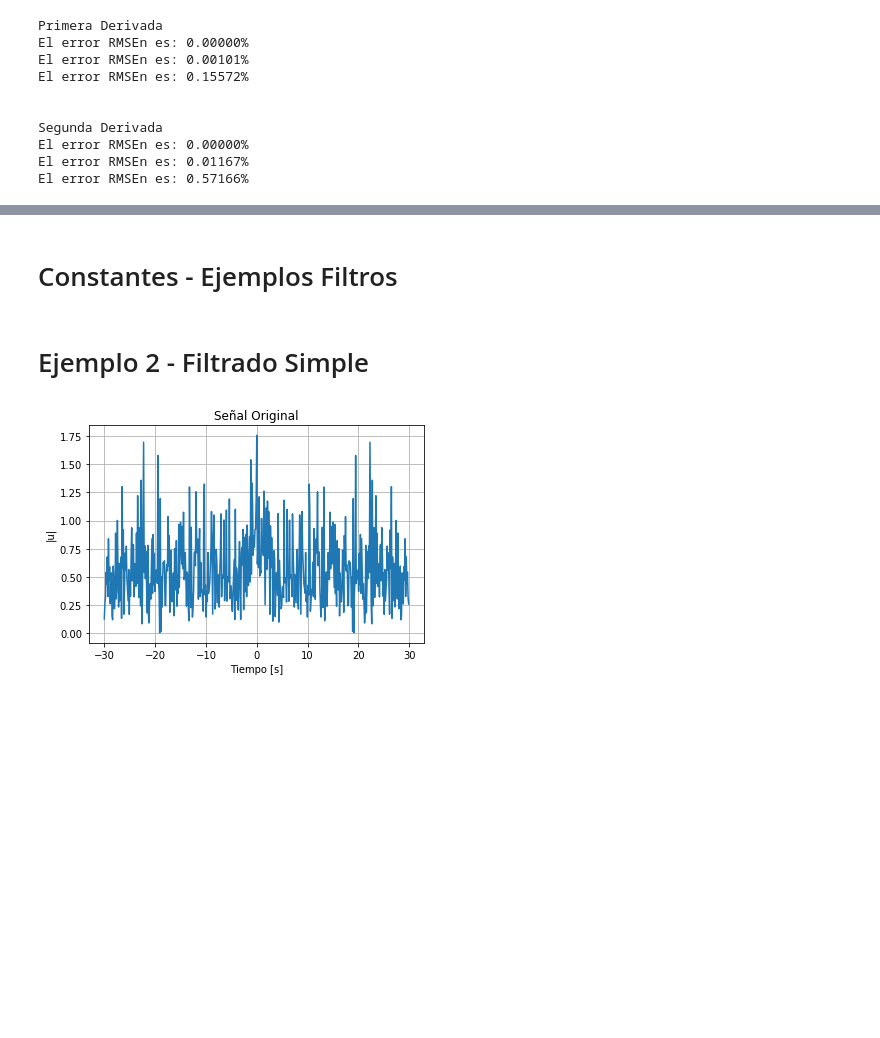
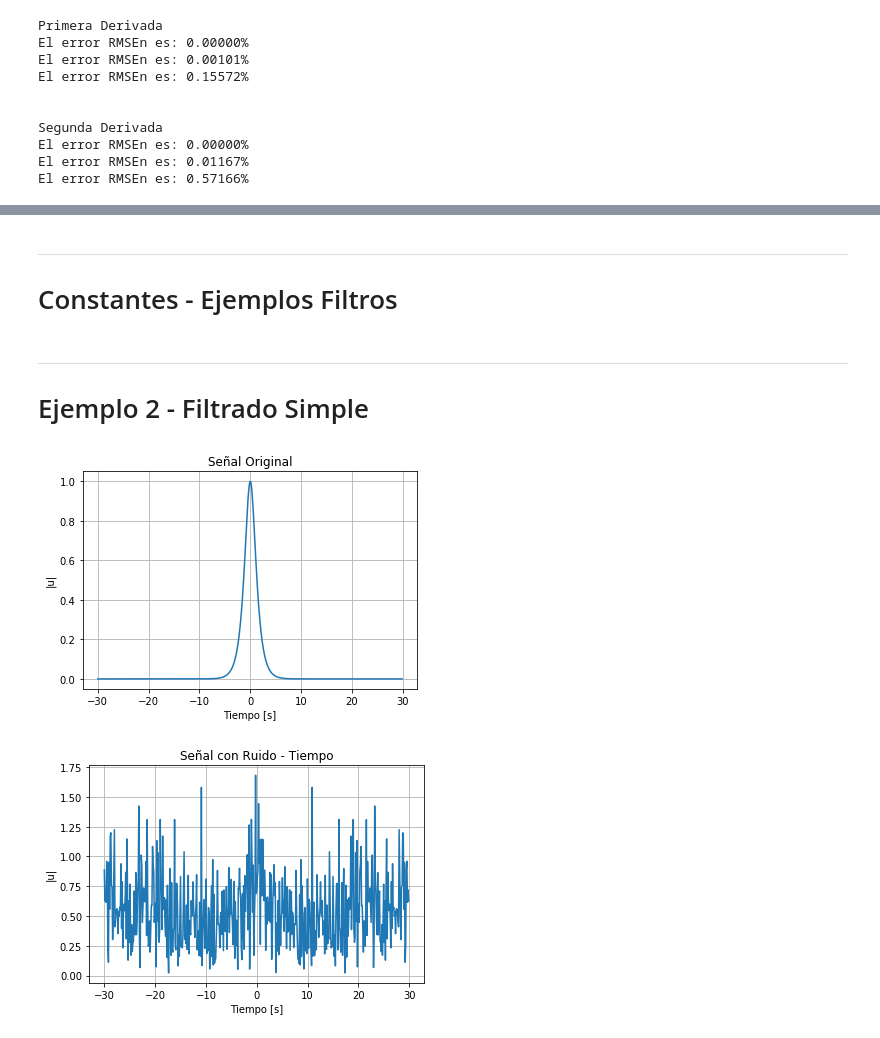
Before and after one commit to drodriguez32/Herramientas-Computacionales, a Jupyter notebook: 04_Taller_04/Taller_04.ipynb, the cells around one changed output, grey strips where cells are left out. Saved outputs shown, nothing was run; the diff lists cells and outputs as text; code cells hidden in the pictures; blank space fills up the shorter version.

```diff
--- a/04_Taller_04/Taller_04.ipynb
+++ b/04_Taller_04/Taller_04.ipynb
@@ -122,4 +165,5 @@ El error RMSEn es: 0.57166%
 # %% [markdown]
+----------------------------
 # Constantes - Ejemplos Filtros
 # %%
 L=30 # time slot to transform
@@ -136,17 +180,31 @@ ut = fftp.fft(u) # FFT the function
 
 noise = 10 # noise level
 # %% [markdown]
+-----------------------
 # Ejemplo 2 - Filtrado Simple
 # %%
 wn_2 = np.random.normal(0,1,n) # white noise
 unt_2 = ut + noise*(wn_2+1j*wn_2) # add noise
 un_2 = fftp.ifft(unt_2) # return to time domain
+# %%
+pylab.plot(t,u)
+pylab.title('Señal Original')
+pylab.xlabel('Tiempo [s]')
+pylab.ylabel('|u|')
+pylab.grid()
+pylab.legend(loc='best')
+
+#pylab.savefig(os.path.join(output_dir,'Ejemplo2-Sign_Or.png'), dpi=600)
+# %% [output]
+[figure, added]
 # %%
 pylab.plot(t,np.abs(un_2))
-pylab.title('Señal Original')
+pylab.title('Señal con Ruido - Tiempo')
 pylab.xlabel('Tiempo [s]')
 pylab.ylabel('|u|')
 pylab.grid()
 pylab.legend(loc='best')
+
+#pylab.savefig(os.path.join(output_dir,'Ejemplo2-Sign_Noise_Time.png'), dpi=600)
 # %% [output]
-[figure, old version]
+[figure, new version]
```
Also changed, not shown: parts of 45 cells of this notebook, 26 other files.
